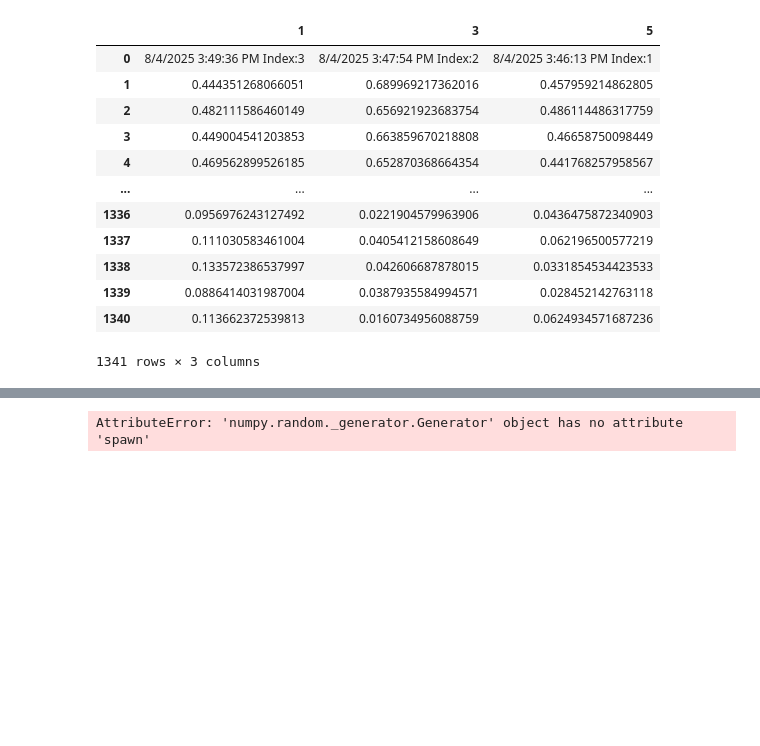
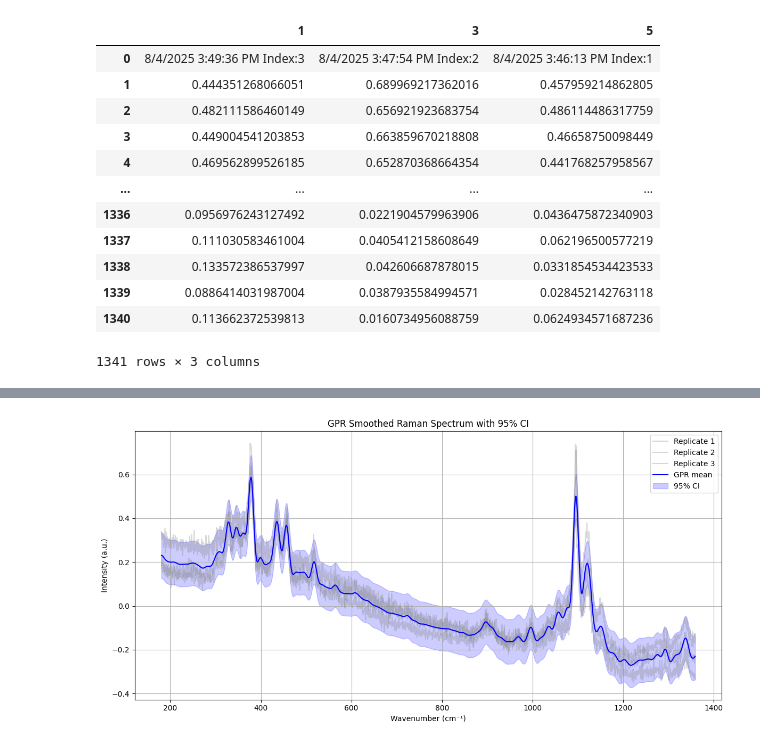
Before and after one commit to xesmaze/VOC-SERS, a Jupyter notebook: SERS-testing.ipynb, the cells around one changed output, grey strips where cells are left out. Cells and saved outputs as stored; diff of their text form; code cells hidden in the pictures; blank space fills up the shorter version.

```diff
--- a/SERS-testing.ipynb
+++ b/SERS-testing.ipynb
@@ -167,6 +80,0 @@ import pymc as pm
-# %%
-df = df_centered
-
-# Step 1: stack replicates
-x = np.repeat(df.index.astype(float).values, 3)  # repeat each wavenumber 3 times
-y = df.iloc[:, 0:3].values.flatten()  # flatten the 3 columns into one long vector
@@ -230,22 +80,0 @@ AttributeError: 'numpy.random._generator.Generator' object has no attribute 'spa
-# %%
-# Degree of polynomial
-degree = 5
-
-with pm.Model() as model:
-    # Priors for polynomial coefficients
-    coeffs = pm.Normal("coeffs", mu=0, sigma=10, shape=(degree + 1,))
-
-    # Model equation
-    Y_poly = np.vstack([y ** i for i in range(degree + 1)]).T
-    mu = pm.math.dot(Y_poly, coeffs)
-
-    # Observation noise
-    sigma = pm.HalfNormal("sigma", sigma=1.0)
-
-    # Likelihood
-    x_obs = pm.Normal("x_obs", mu=mu, sigma=sigma, observed=x)
-
-    # Inference
-    trace = pm.sample(1000, tune=1000, cores=2, progressbar=True)
-# %% [output]
-AttributeError: 'numpy.random._generator.Generator' object has no attribute 'spawn'
@@ -329,0 +81,44 @@ plt.grid(True)
+# %%
+from sklearn.gaussian_process import GaussianProcessRegressor
+from sklearn.gaussian_process.kernels import RBF, WhiteKernel
+import numpy as np
+import matplotlib.pyplot as plt
+
+# --- Step 1: Prepare data for GPR ---
+wavenumber_vals = wavenumbers.iloc[1:, 0].astype(float).values  # e.g., column 0
+intensity_vals = df.to_numpy()  # shape: (N_wavenumbers, 3 replicates)
+
+# Flatten into (X, y) pairs
+x = np.tile(wavenumber_vals, intensity_vals.shape[1]).reshape(-1, 1)  # (N*3, 1)
+y = intensity_vals.T.flatten()  # (N*3,)
+
+# --- Step 2: Define GPR model ---
+kernel = RBF(length_scale=100.0) + WhiteKernel(noise_level=0.01)
+gpr = GaussianProcessRegressor(kernel=kernel, normalize_y=True)
+
+# --- Step 3: Fit GPR model ---
+gpr.fit(x, y)
+
+# --- Step 4: Predict on fine grid ---
+x_pred = np.linspace(wavenumber_vals.min(), wavenumber_vals.max(), 1000).reshape(-1, 1)
+y_pred, y_std = gpr.predict(x_pred, return_std=True)
+
+# --- Step 5: Plot results ---
+plt.figure(figsize=(12, 6))
+for i in range(intensity_vals.shape[1]):
+    plt.plot(wavenumber_vals, intensity_vals[:, i], alpha=0.3, label=f"Replicate {i+1}", color='gray')
+
+plt.plot(x_pred.ravel(), y_pred, color="blue", label="GPR mean")
+plt.fill_between(x_pred.ravel(), y_pred - 2*y_std, y_pred + 2*y_std,
+                 color="blue", alpha=0.2, label="95% CI")
+
+plt.xlabel("Wavenumber (cm⁻¹)")
+plt.ylabel("Intensity (a.u.)")
+plt.title("GPR Smoothed Raman Spectrum with 95% CI")
+plt.legend()
+plt.grid(True)
+plt.tight_layout()
+plt.savefig("gpr_spectrum_sample0.png", dpi=300)
+plt.show()
+# %% [output]
+[figure, added]
```
Also changed, not shown: parts of 19 cells of this notebook, 9 other files.
